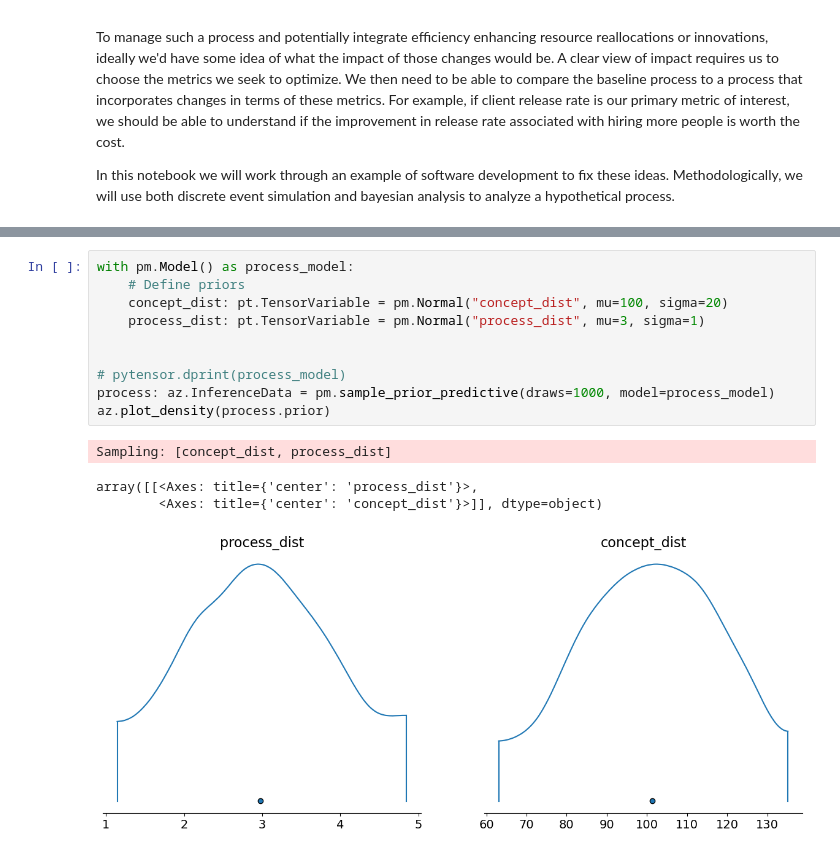
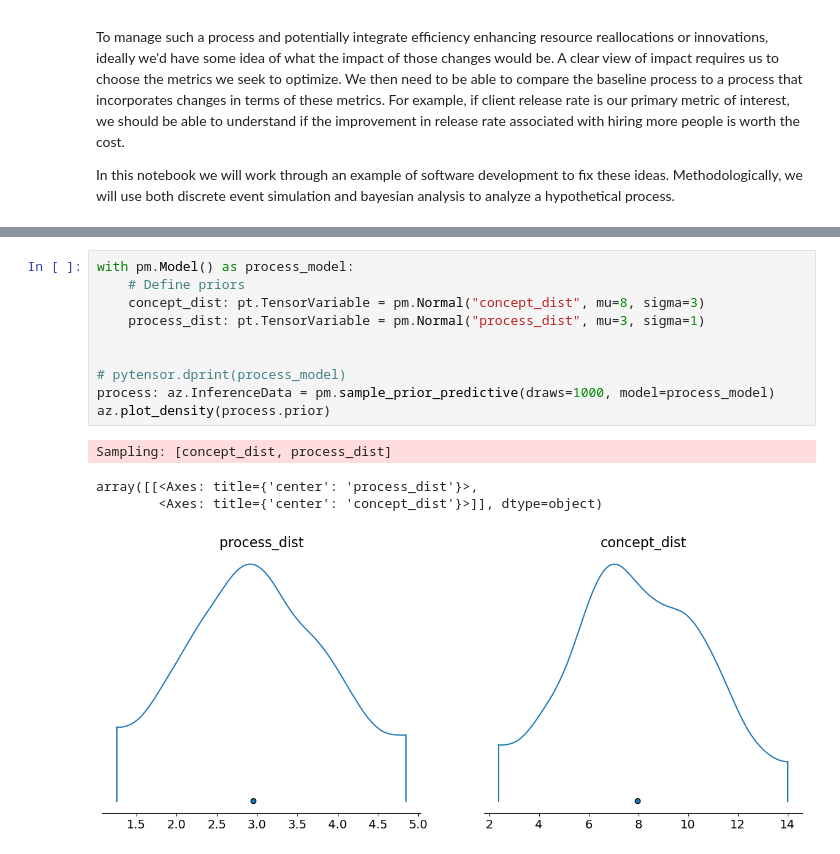
Before and after one commit to choct155/statsConcepts, a Jupyter notebook: ProcessAnalysis.ipynb, the cells around one changed output, grey strips where cells are left out. Cells and saved outputs as stored; diff of their text form.

```diff
--- a/ProcessAnalysis.ipynb
+++ b/ProcessAnalysis.ipynb
@@ -64,15 +73,15 @@ ProcessGraph.serial_data_dev()
 # %%
 with pm.Model() as process_model:
     # Define priors
-    concept_dist: pt.TensorVariable = pm.Normal("concept_dist", mu=100, sigma=20)
+    concept_dist: pt.TensorVariable = pm.Normal("concept_dist", mu=8, sigma=3)
     process_dist: pt.TensorVariable = pm.Normal("process_dist", mu=3, sigma=1)
 
 
 # pytensor.dprint(process_model)
 process: az.InferenceData = pm.sample_prior_predictive(draws=1000, model=process_model)
 az.plot_density(process.prior)
 # %% [output]
 Sampling: [concept_dist, process_dist]
 array([[<Axes: title={'center': 'process_dist'}>,
         <Axes: title={'center': 'concept_dist'}>]], dtype=object)
-[figure, old version]
+[figure, new version]
```
Also changed, not shown: parts of 14 cells of this notebook, 3 other files.
